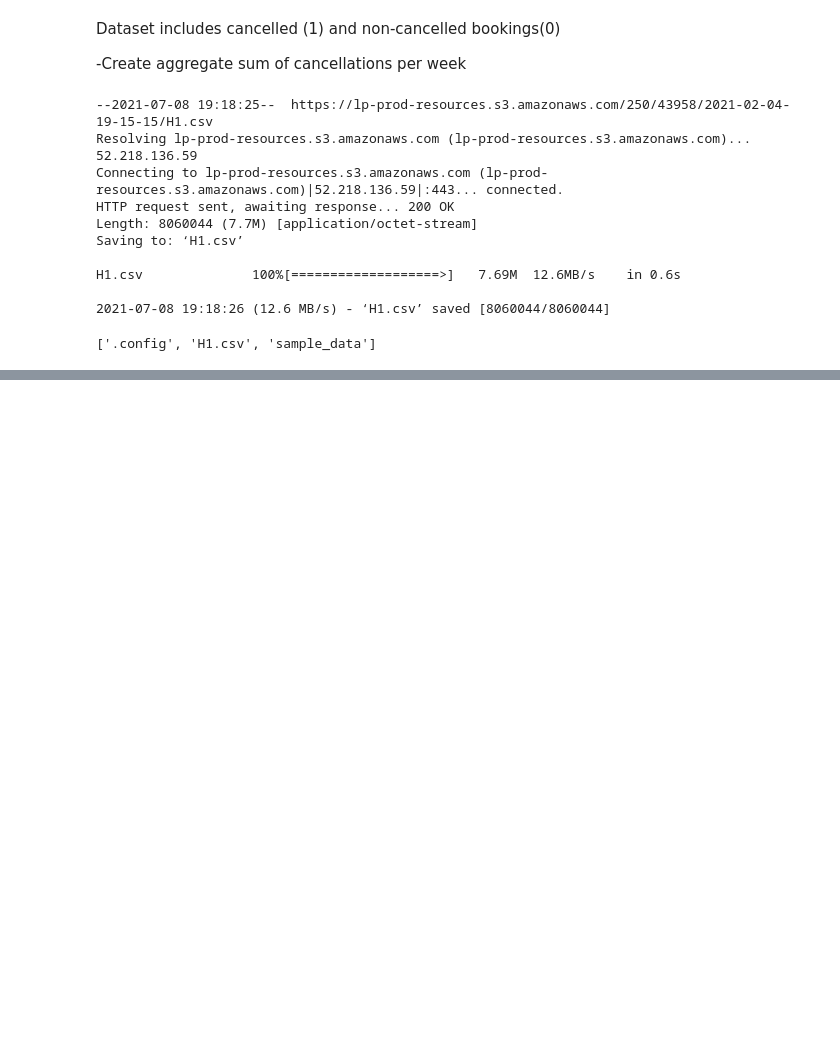
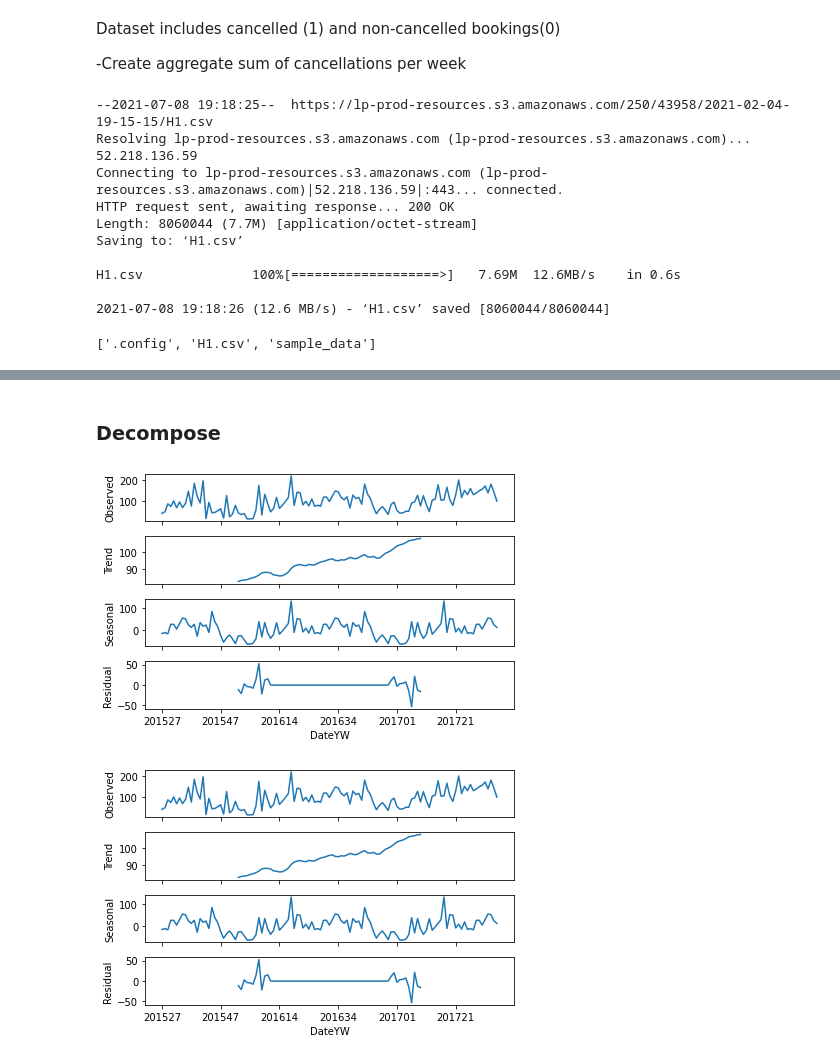
Before and after one commit to CS-Econ/ARIMA_Pyramid, a Jupyter notebook: ARIMA_Pyramid.ipynb, the cells around one changed output, grey strips where cells are left out. Saved outputs shown, nothing was run; the diff lists cells and outputs as text; code cells hidden in the pictures; blank space fills up the shorter version.

```diff
--- a/ARIMA_Pyramid.ipynb
+++ b/ARIMA_Pyramid.ipynb
@@ -36,6 +36,7 @@ df.head(1)
 df['date']=df['ArrivalDateYear'].astype(str)+"-"+df['ArrivalDateMonth'].astype(str)+"-"+df['ArrivalDateDayOfMonth'].astype(str)
 df['date']=pd.to_datetime(df['date'],format='%Y-%B-%d')
 #creating variable and dataframe for the sum of cancel by week
+df['ArrivalDateWeekNumber']=df['ArrivalDateWeekNumber'].astype(str).str.zfill(2) #adding leading 0
 df['DateYW']=df['ArrivalDateYear'].astype(str)+df['ArrivalDateWeekNumber'].astype(str)
 dfYW=df.groupby(['DateYW']).IsCanceled.sum()
 # %%
@@ -48,0 +69,11 @@ Name: IsCanceled, dtype: int64
+# %% [markdown]
+### Decompose
+# %%
+decomp=seasonal_decompose(dfYW,freq=52)
+trend=decomp.trend
+seasonal=decomp.seasonal
+residuals=decomp.resid
+decomp.plot()
+# %% [output]
+[figure, added]
+[figure, added]
```
Also changed, not shown: parts of 13 cells of this notebook.
